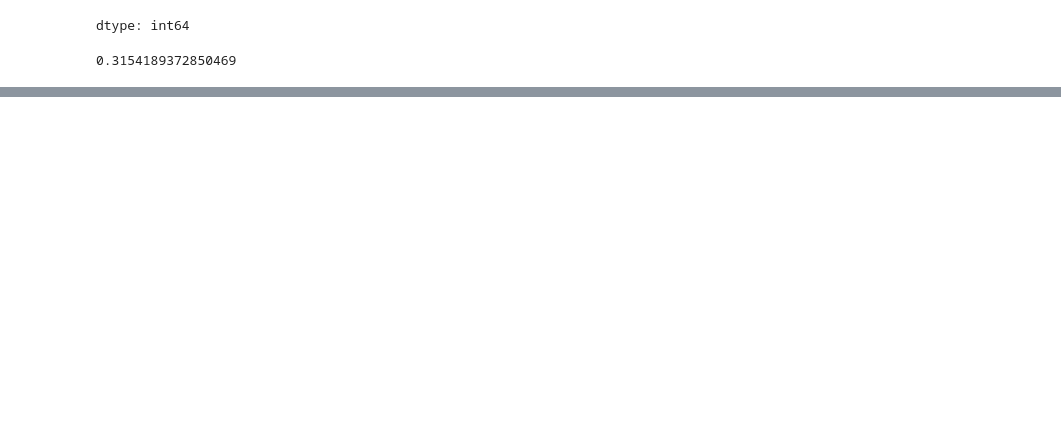
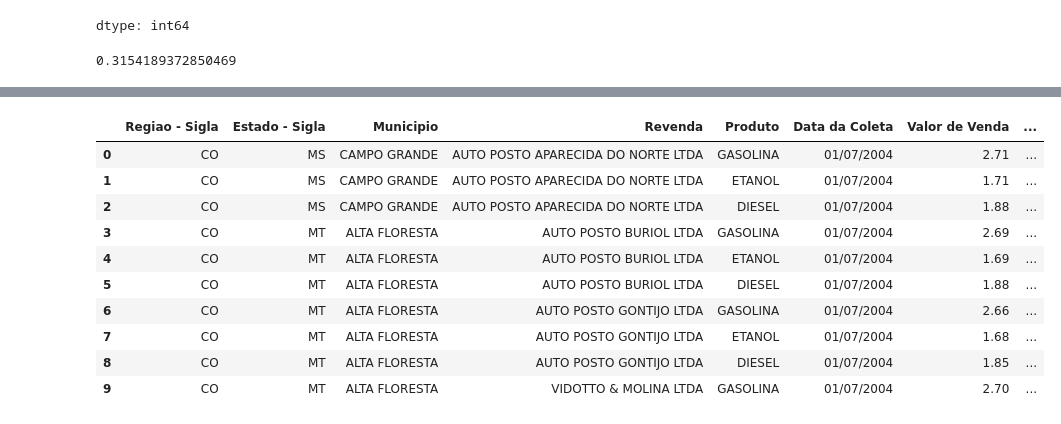
Before and after one commit to SandraRojasZ/DataScience, a Jupyter notebook: ProjetoAED.ipynb, the cells around one changed output, grey strips where cells are left out. Saved outputs shown, nothing was run; the diff lists cells and outputs as text; code cells hidden in the pictures; blank space fills up the shorter version.

```diff
--- a/ProjetoAED.ipynb
+++ b/ProjetoAED.ipynb
@@ -121,0 +162,4 @@ df_combustiveis_2.head(10)
+# %%
+# para que a conversão ocorra com sucesso primeiro foi alterado ','  para '.', logo em seguir se transforma a string (Valor) para float
+df_combustiveis_2['Valor de Venda'] = df_combustiveis_2['Valor de Venda'].str.replace(',', '.').astype(float)
+df_combustiveis_2['Valor de Compra'] = df_combustiveis_2['Valor de Compra'].str.replace(',', '.').astype(float)
@@ -121,0 +196,3 @@ df_combustiveis_2.head(10)
+# %%
+mediana_por_produto = df_combustiveis_2.groupby('Produto')['Valor de Compra'].median()
+mediana_por_produto
@@ -121,0 +207,2 @@ df_combustiveis_2.head(10)
+# %%
+df_combustiveis_2['Valor de Compra'] = df_combustiveis_2['Valor de Compra'].fillna(df_combustiveis_2['Produto'].map(mediana_por_produto ))
@@ -121,0 +224,14 @@ df_combustiveis_2.head(10)
+# %%
+df_combustiveis_2.head(10)
+# %% [output]
+|  | Regiao - Sigla | Estado - Sigla | Municipio | Revenda | Produto | Data da Coleta | Valor de Venda | ... |
+| 0 | CO | MS | CAMPO GRANDE | AUTO POSTO APARECIDA DO NORTE LTDA | GASOLINA | 01/07/2004 | 2.71 | ... |
+| 1 | CO | MS | CAMPO GRANDE | AUTO POSTO APARECIDA DO NORTE LTDA | ETANOL | 01/07/2004 | 1.71 | ... |
+| 2 | CO | MS | CAMPO GRANDE | AUTO POSTO APARECIDA DO NORTE LTDA | DIESEL | 01/07/2004 | 1.88 | ... |
+| 3 | CO | MT | ALTA FLORESTA | AUTO POSTO BURIOL LTDA | GASOLINA | 01/07/2004 | 2.69 | ... |
+| 4 | CO | MT | ALTA FLORESTA | AUTO POSTO BURIOL LTDA | ETANOL | 01/07/2004 | 1.69 | ... |
+| 5 | CO | MT | ALTA FLORESTA | AUTO POSTO BURIOL LTDA | DIESEL | 01/07/2004 | 1.88 | ... |
+| 6 | CO | MT | ALTA FLORESTA | AUTO POSTO GONTIJO LTDA | GASOLINA | 01/07/2004 | 2.66 | ... |
+| 7 | CO | MT | ALTA FLORESTA | AUTO POSTO GONTIJO LTDA | ETANOL | 01/07/2004 | 1.68 | ... |
+| 8 | CO | MT | ALTA FLORESTA | AUTO POSTO GONTIJO LTDA | DIESEL | 01/07/2004 | 1.85 | ... |
+| 9 | CO | MT | ALTA FLORESTA | VIDOTTO & MOLINA LTDA | GASOLINA | 01/07/2004 | 2.70 | ... |
```
Also changed, not shown: parts of 20 cells of this notebook.
